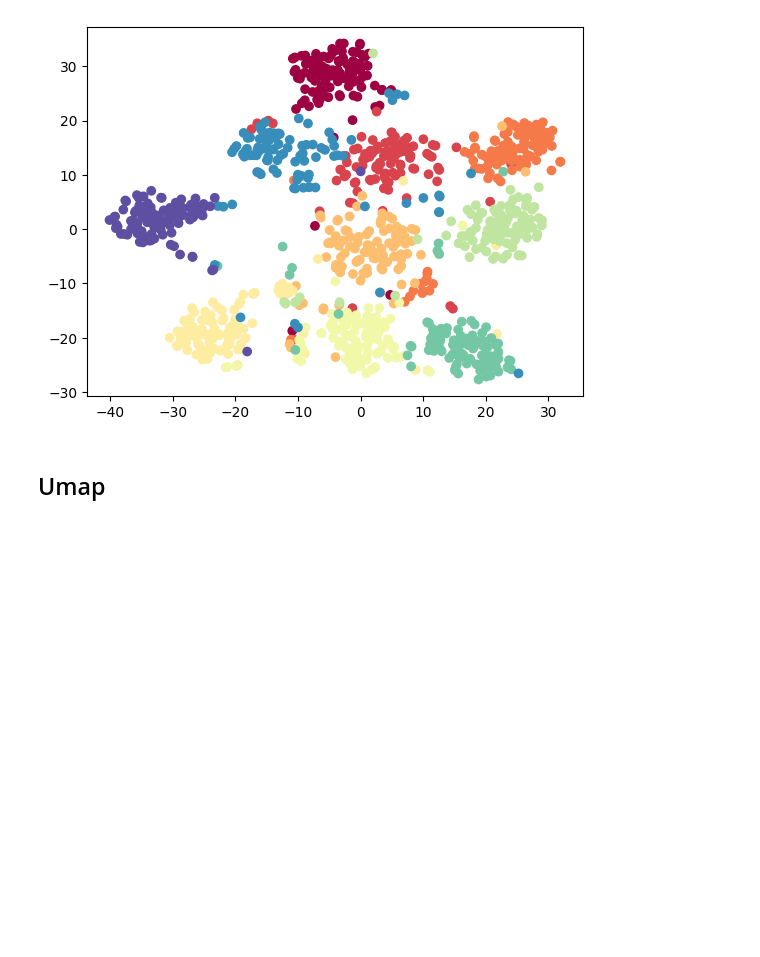
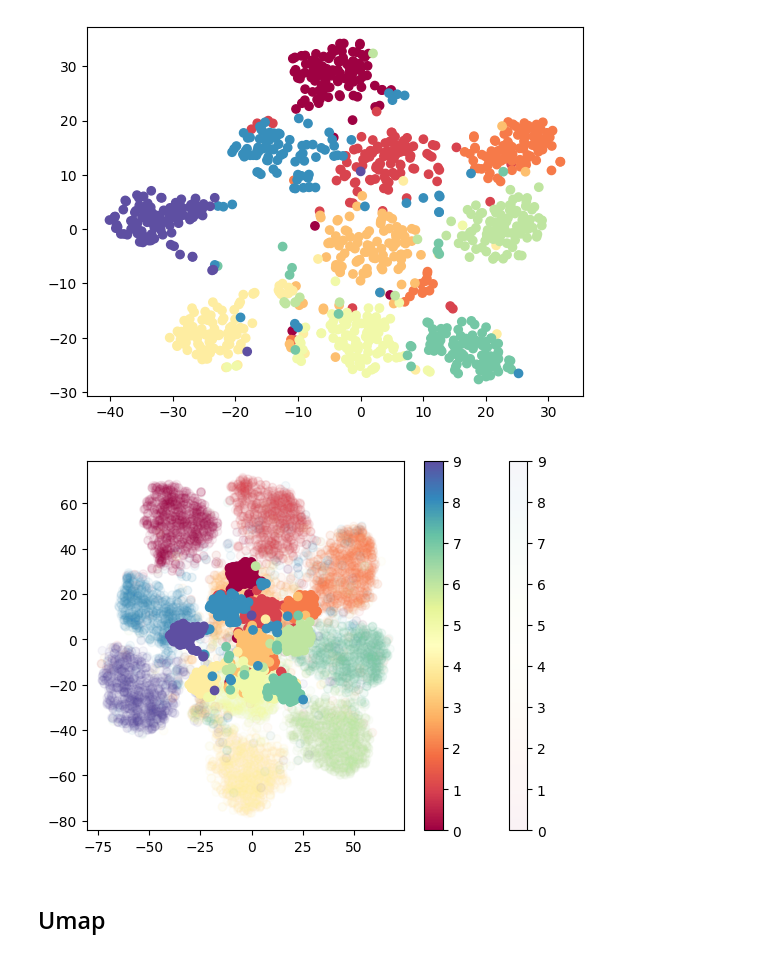
Before and after one commit to NayameoW/T-SNE-Visualization-of-imagenette, a Jupyter notebook: imagenette.ipynb, the cells around one changed output. Cells and saved outputs as stored; diff of their text form; code cells hidden in the pictures; blank space fills up the shorter version.

```diff
--- a/imagenette.ipynb
+++ b/imagenette.ipynb
@@ -114,9 +174,21 @@ plt.show()
 # %%
 distilled_features_2d = tsne.fit_transform(distilled_features)
-labels = distilled_generator.classes
-plt.scatter(distilled_features_2d[:, 0], distilled_features_2d[:, 1], c=labels, cmap='Spectral')
+distilled_labels = distilled_generator.classes
+plt.scatter(distilled_features_2d[:, 0], distilled_features_2d[:, 1], c=distilled_labels, cmap='Spectral')
 plt.show()
 # %% [output]
 [figure]
+# %%
+fig, ax = plt.subplots()
+
+scatter1 = ax.scatter(train_features_2d[:, 0], train_features_2d[:, 1], c=train_labels, cmap='Spectral', alpha=0.05)
+plt.colorbar(scatter1, ax=ax)
+
+scatter2 = ax.scatter(distilled_features_2d[:, 0], distilled_features_2d[:, 1], c=distilled_labels, cmap='Spectral')
+plt.colorbar(scatter2, ax=ax)
+
+plt.show()
+# %% [output]
+[figure, added]
 # %% [markdown]
 ## Umap
```
Also changed, not shown: parts of 13 cells of this notebook.
